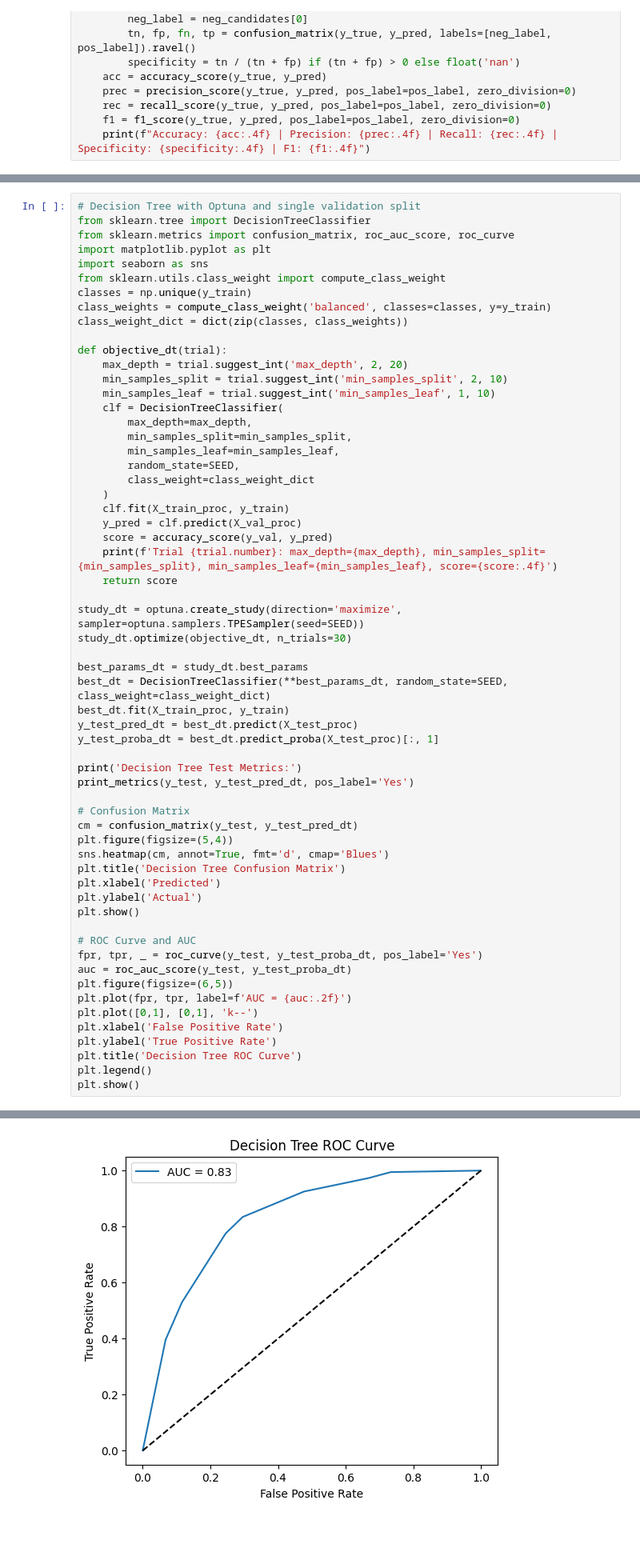
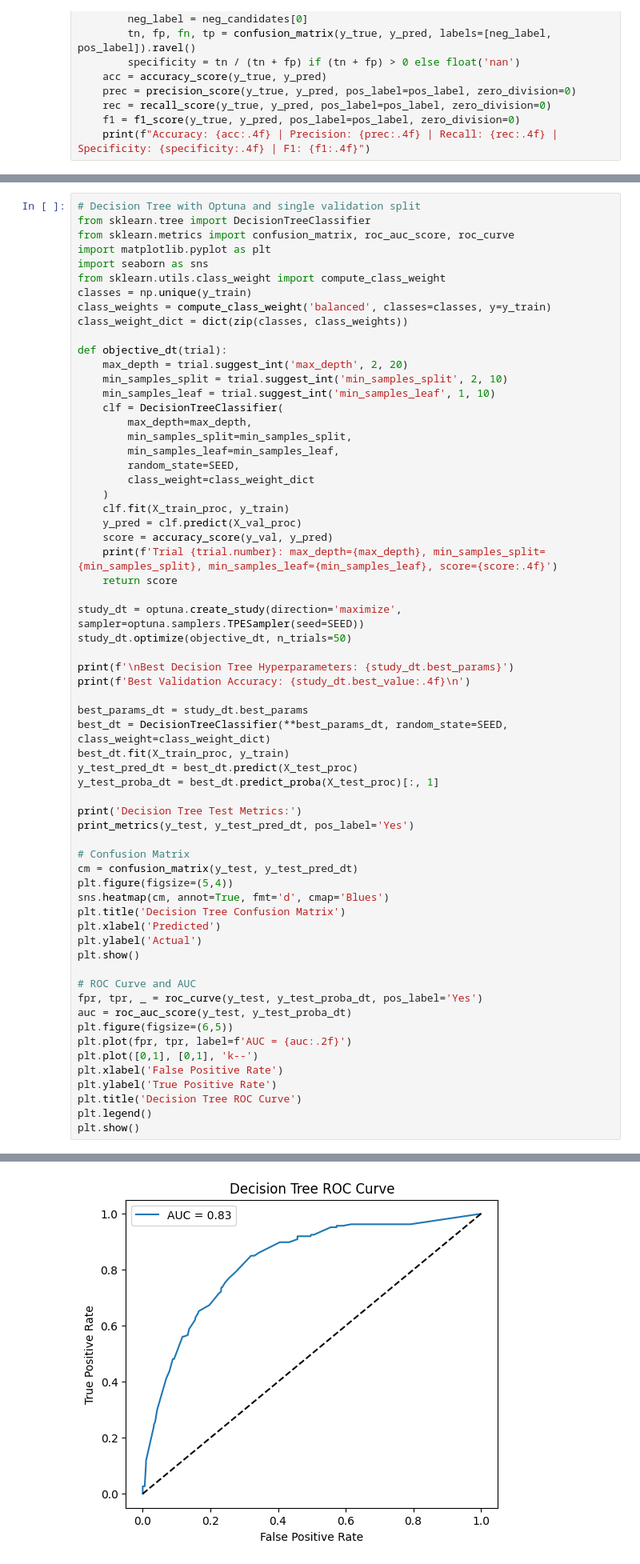
Before and after one commit to shreyaslshah/ecs221, a Jupyter notebook: models.ipynb, the cells around one changed output, grey strips where cells are left out. Shown at 80% size. Drawn from its saved outputs; the diff is of its cells as text; blank space fills up the shorter version.

```diff
--- a/models.ipynb
+++ b/models.ipynb
@@ -471,7 +481,10 @@ def objective_dt(trial):
     return score
 
 study_dt = optuna.create_study(direction='maximize', sampler=optuna.samplers.TPESampler(seed=SEED))
-study_dt.optimize(objective_dt, n_trials=30)
+study_dt.optimize(objective_dt, n_trials=50)
+
+print(f'\nBest Decision Tree Hyperparameters: {study_dt.best_params}')
+print(f'Best Validation Accuracy: {study_dt.best_value:.4f}\n')
 
 best_params_dt = study_dt.best_params
 best_dt = DecisionTreeClassifier(**best_params_dt, random_state=SEED, class_weight=class_weight_dict)
@@ -524,4 +537,4 @@ Accuracy: 0.7603 | Precision: 0.5331 | Recall: 0.7754 | Specificity: 0.7548 | F1
-[figure, old version]
+[figure, new version]
 # %%
 # XGBoost, LightGBM, and KNN with Optuna, validation split, class weights, and plots
 # Install required packages if not already installed
```
Also changed, not shown: parts of 9 cells of this notebook, 6 other files.
